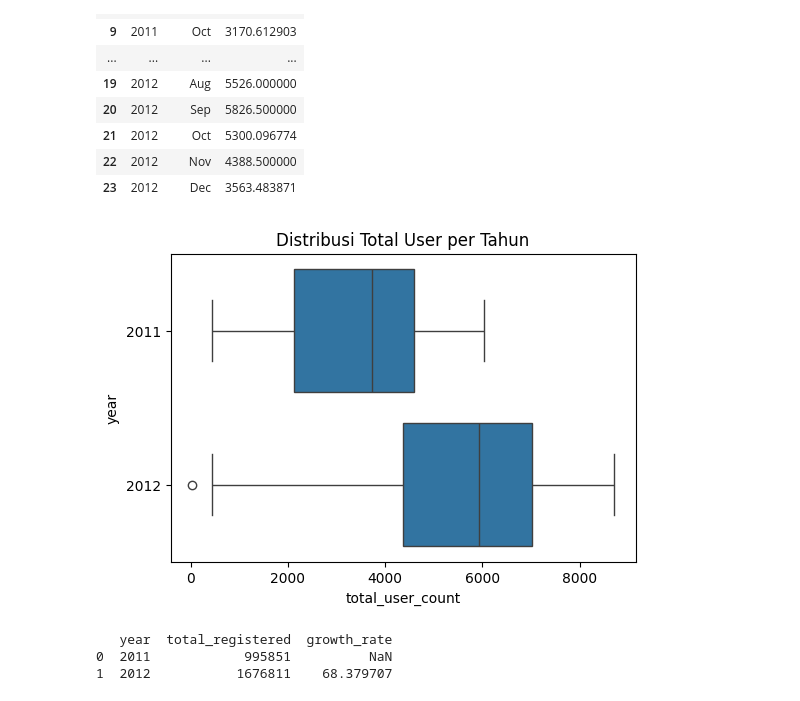
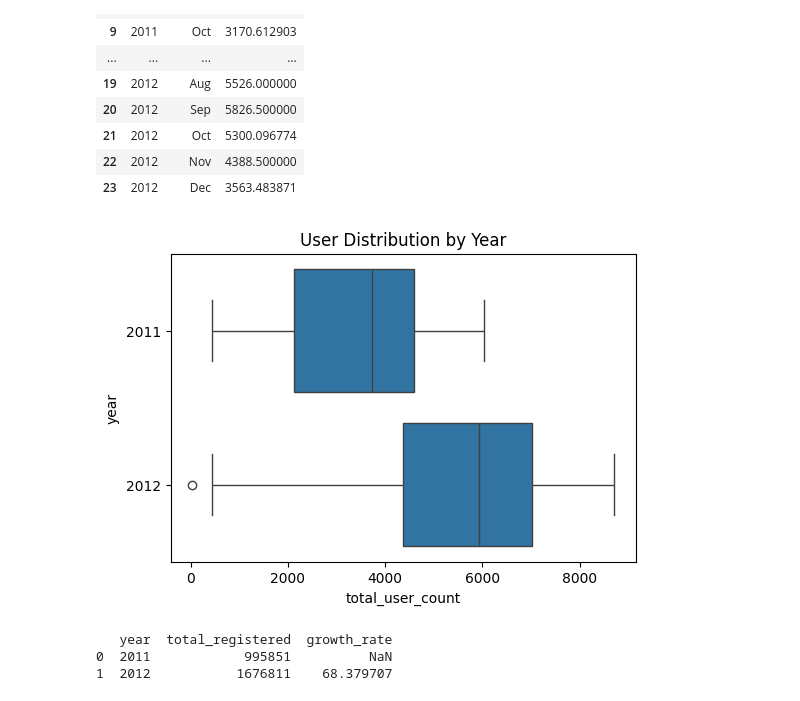
Before and after one commit to ardhii-m/Bike-Sharing-Analysis, a Jupyter notebook: notebook.ipynb, the cells around one changed output. Cells and saved outputs as stored; diff of their text form; code cells hidden in the pictures.

```diff
--- a/notebook.ipynb
+++ b/notebook.ipynb
@@ -472,10 +465,10 @@ monthly_growth
 # %%
 plt.figure(figsize=(6, 4))
 sns.boxplot(y=df_day['year'], x=df_day['total_user_count'])
-plt.title(f'Distribusi Total User per Tahun')
+plt.title(f'User Distribution by Year')
 plt.show()
 # %% [output]
-[figure, old version]
+[figure, new version]
 # %%
 yearly_registered = (
     df_day
```
Also changed, not shown: parts of 72 cells of this notebook, 1 other file.
